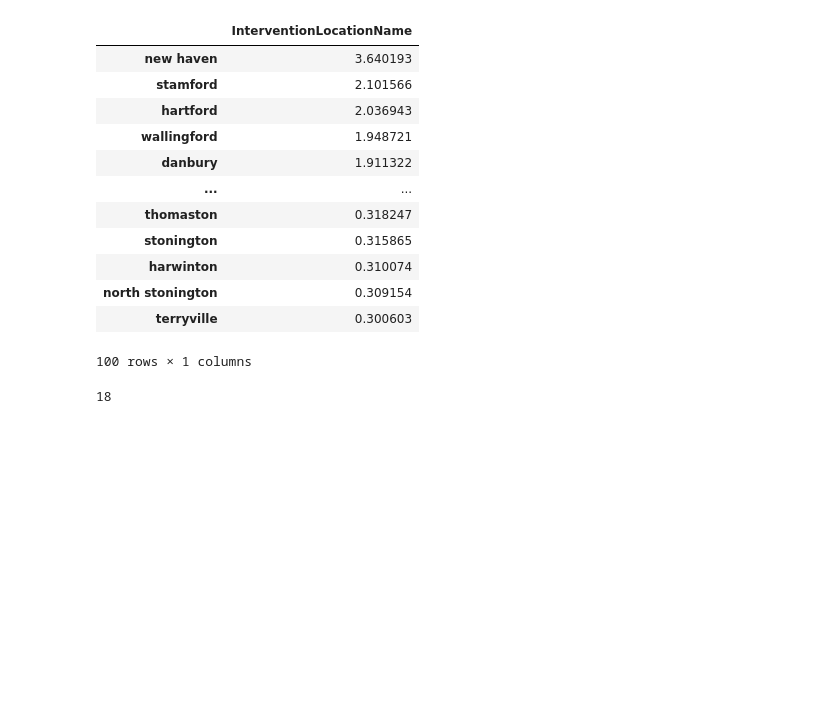
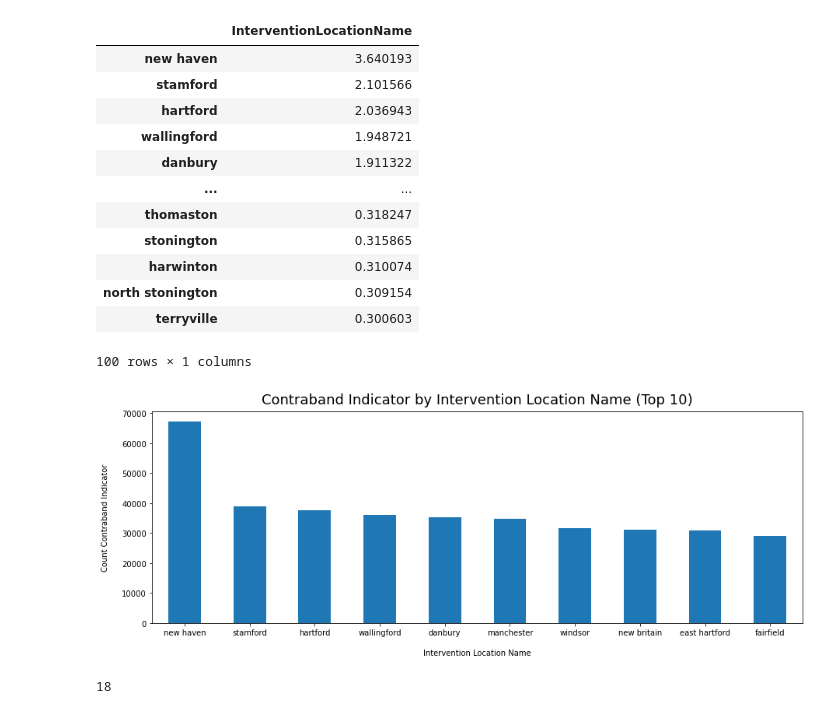
Before and after one commit to inessampaioalmeida/police-contraband-searches, a Jupyter notebook: police-contraband-searches.ipynb, the cells around one changed output. Drawn from its saved outputs; the diff is of its cells as text; code cells hidden in the pictures; blank space fills up the shorter version.

```diff
--- a/police-contraband-searches.ipynb
+++ b/police-contraband-searches.ipynb
@@ -363,6 +357,13 @@ pd.DataFrame(df_train.InterventionLocationName.value_counts()/df_train.shape[0]*
 | north stonington | 0.309154 |
 | terryville | 0.300603 |
 100 rows × 1 columns
+# %%
+df_train.groupby(['InterventionLocationName'])['StatuteReason'].count().sort_values(ascending= False).head(10).plot(kind='bar', figsize=(15, 5), rot=0)
+plt.title("Contraband Indicator by Intervention Location Name (Top 10)", y=1.013, fontsize=18)
+plt.xlabel("Intervention Location Name", labelpad=16)
+plt.ylabel("Count Contraband Indicator", labelpad=16);
+# %% [output]
+[figure, added]
 # %%
 df_train.StatuteReason.nunique()
 # %% [output]
```
Also changed, not shown: parts of 55 cells of this notebook.
